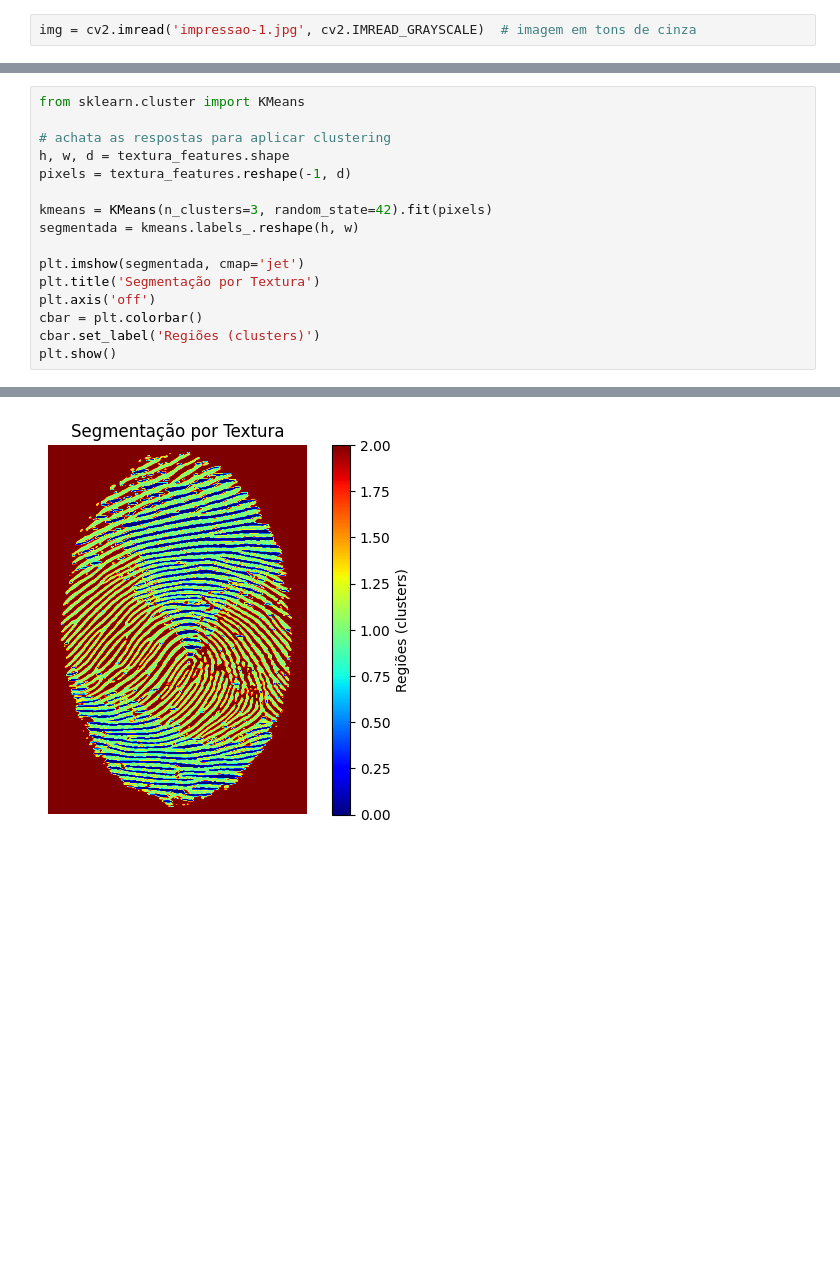
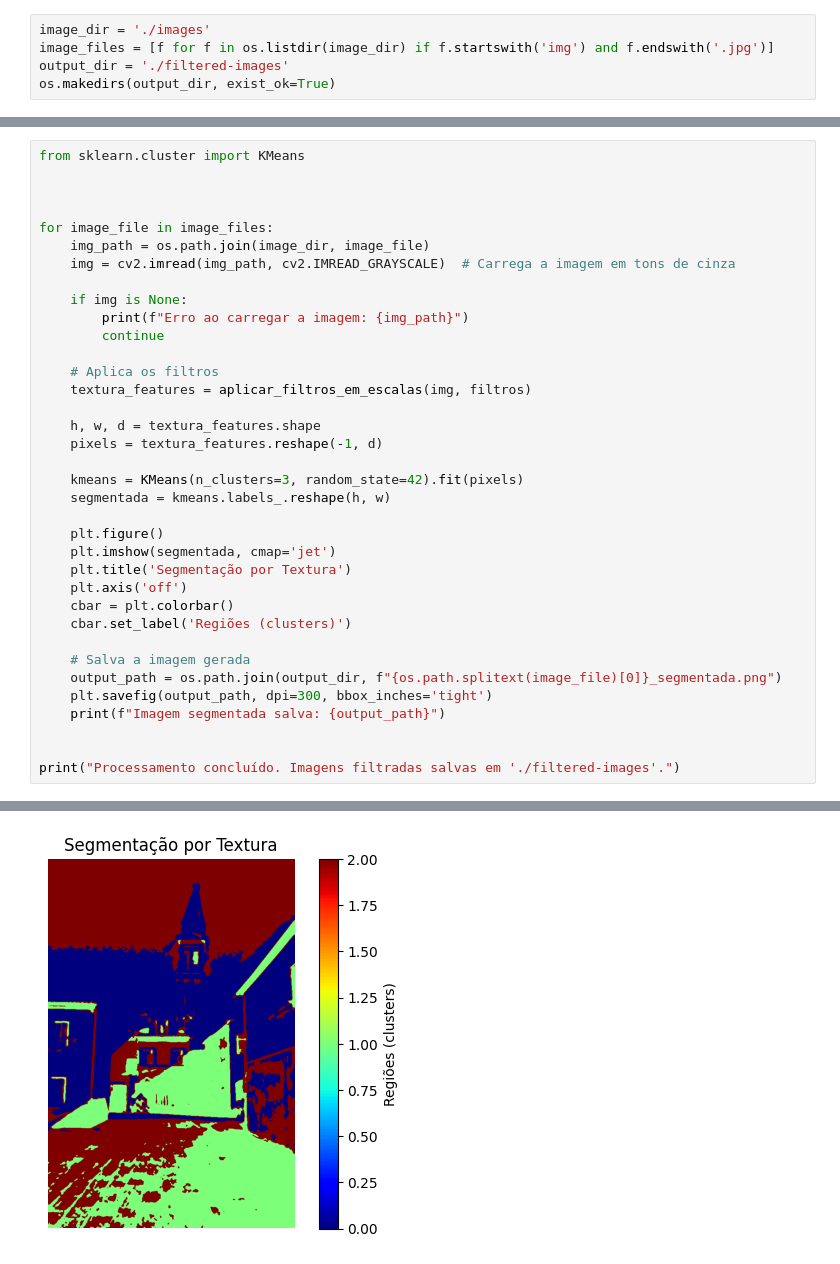
Before and after one commit to ferhdhd/computer-vision, a Jupyter notebook: cv1/texture.ipynb, the cells around one changed output, grey strips where cells are left out. Drawn from its saved outputs; the diff is of its cells as text; blank space fills up the shorter version.

Commit message:
[ADD] aplicando filtro em várias imagens alexandre vai fazer o relatório

```diff
--- a/cv1/texture.ipynb
+++ b/cv1/texture.ipynb
@@ -2,8 +3,11 @@
 import cv2
 import numpy as np
 import matplotlib.pyplot as plt
-# %%
-img = cv2.imread('impressao-1.jpg', cv2.IMREAD_GRAYSCALE)  # imagem em tons de cinza
+# %%
+image_dir = './images'
+image_files = [f for f in os.listdir(image_dir) if f.startswith('img') and f.endswith('.jpg')]
+output_dir = './filtered-images'
+os.makedirs(output_dir, exist_ok=True)
 # %%
 def filtro_gabor(orientacao, frequencia=0.6):
     theta = orientacao * np.pi / 180  # converte para radianos
@@ -32,17 +29,37 @@ textura_features = aplicar_filtros_em_escalas(img, filtros)
 # %%
 from sklearn.cluster import KMeans
 
-# achata as respostas para aplicar clustering
-h, w, d = textura_features.shape
-pixels = textura_features.reshape(-1, d)
 
-kmeans = KMeans(n_clusters=3, random_state=42).fit(pixels)
-segmentada = kmeans.labels_.reshape(h, w)
 
-plt.imshow(segmentada, cmap='jet')
-plt.title('Segmentação por Textura')
-plt.axis('off')
-cbar = plt.colorbar()
-cbar.set_label('Regiões (clusters)')
-plt.show()
+for image_file in image_files:
+    img_path = os.path.join(image_dir, image_file)
+    img = cv2.imread(img_path, cv2.IMREAD_GRAYSCALE)  # Carrega a imagem em tons de cinza
+
+    if img is None:
+        print(f"Erro ao carregar a imagem: {img_path}")
+        continue
+
+    # Aplica os filtros
+    textura_features = aplicar_filtros_em_escalas(img, filtros)
+
+    h, w, d = textura_features.shape
+    pixels = textura_features.reshape(-1, d)
+
+    kmeans = KMeans(n_clusters=3, random_state=42).fit(pixels)
+    segmentada = kmeans.labels_.reshape(h, w)
+
+    plt.figure()
+    plt.imshow(segmentada, cmap='jet')
+    plt.title('Segmentação por Textura')
+    plt.axis('off')
+    cbar = plt.colorbar()
+    cbar.set_label('Regiões (clusters)')
+
+    # Salva a imagem gerada
+    output_path = os.path.join(output_dir, f"{os.path.splitext(image_file)[0]}_segmentada.png")
+    plt.savefig(output_path, dpi=300, bbox_inches='tight')
+    print(f"Imagem segmentada salva: {output_path}")
+
+
+print("Processamento concluído. Imagens filtradas salvas em './filtered-images'.")
 # %% [output]
@@ -49 +83 @@ plt.show()
-[figure, old version]
+[figure, new version]
```
Also changed, not shown: parts of 4 cells of this notebook, 16 other files.
